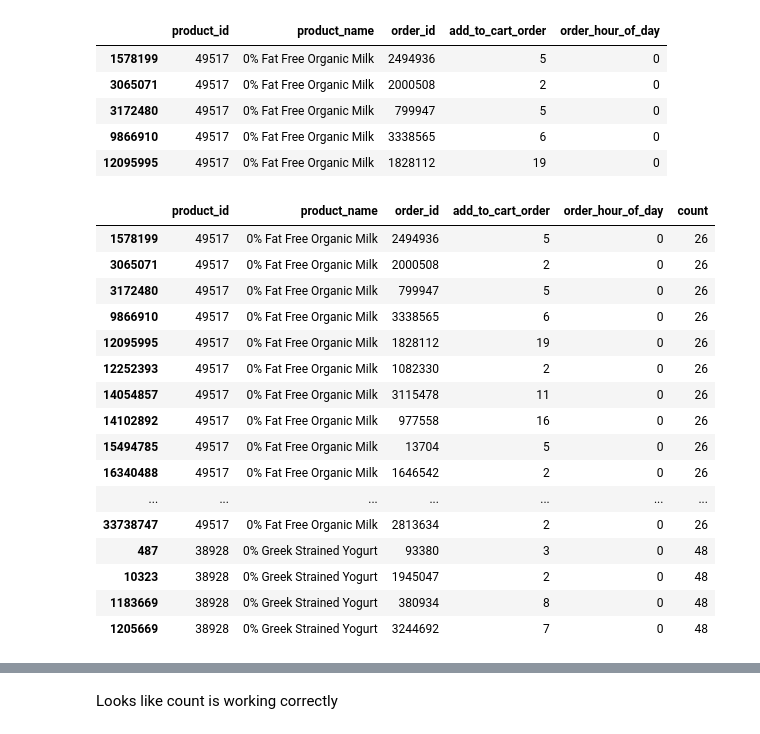
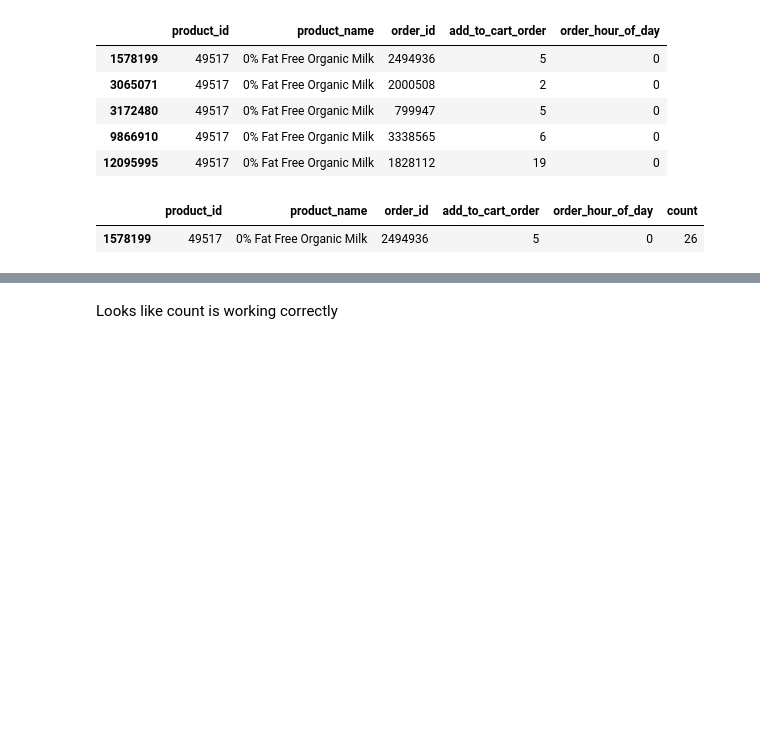
Before and after one commit to ngriggs/DS-Unit-1-Sprint-2-Data-Wrangling-and-Storytelling, a Jupyter notebook: module1-join-and-reshape-data/LS_DS_121_Join_and_Reshape_Data.ipynb, the cells around one changed output, grey strips where cells are left out. Saved outputs shown, nothing was run; the diff lists cells and outputs as text; code cells hidden in the pictures; blank space fills up the shorter version.

```diff
--- a/module1-join-and-reshape-data/LS_DS_121_Join_and_Reshape_Data.ipynb
+++ b/module1-join-and-reshape-data/LS_DS_121_Join_and_Reshape_Data.ipynb
@@ -640,24 +640,9 @@ subset.head()
 # %%
 # okay, now we need to count the number of product orders for each hour in the day
 
 subset['count'] = subset.groupby(['order_hour_of_day', 'product_name'])['order_id'].transform('count')
-subset.head(30)
+subset.head(1)
 # %% [output]
 |  | product_id | product_name | order_id | add_to_cart_order | order_hour_of_day | count |
 | 1578199 | 49517 | 0% Fat Free Organic Milk | 2494936 | 5 | 0 | 26 |
-| 3065071 | 49517 | 0% Fat Free Organic Milk | 2000508 | 2 | 0 | 26 |
-| 3172480 | 49517 | 0% Fat Free Organic Milk | 799947 | 5 | 0 | 26 |
-| 9866910 | 49517 | 0% Fat Free Organic Milk | 3338565 | 6 | 0 | 26 |
-| 12095995 | 49517 | 0% Fat Free Organic Milk | 1828112 | 19 | 0 | 26 |
-| 12252393 | 49517 | 0% Fat Free Organic Milk | 1082330 | 2 | 0 | 26 |
-| 14054857 | 49517 | 0% Fat Free Organic Milk | 3115478 | 11 | 0 | 26 |
-| 14102892 | 49517 | 0% Fat Free Organic Milk | 977558 | 16 | 0 | 26 |
-| 15494785 | 49517 | 0% Fat Free Organic Milk | 13704 | 5 | 0 | 26 |
-| 16340488 | 49517 | 0% Fat Free Organic Milk | 1646542 | 2 | 0 | 26 |
-| ... | ... | ... | ... | ... | ... | ... |
-| 33738747 | 49517 | 0% Fat Free Organic Milk | 2813634 | 2 | 0 | 26 |
-| 487 | 38928 | 0% Greek Strained Yogurt | 93380 | 3 | 0 | 48 |
-| 10323 | 38928 | 0% Greek Strained Yogurt | 1945047 | 2 | 0 | 48 |
-| 1183669 | 38928 | 0% Greek Strained Yogurt | 380934 | 8 | 0 | 48 |
-| 1205669 | 38928 | 0% Greek Strained Yogurt | 3244692 | 7 | 0 | 48 |
 # %%
```
Also changed, not shown: parts of 12 cells of this notebook.
